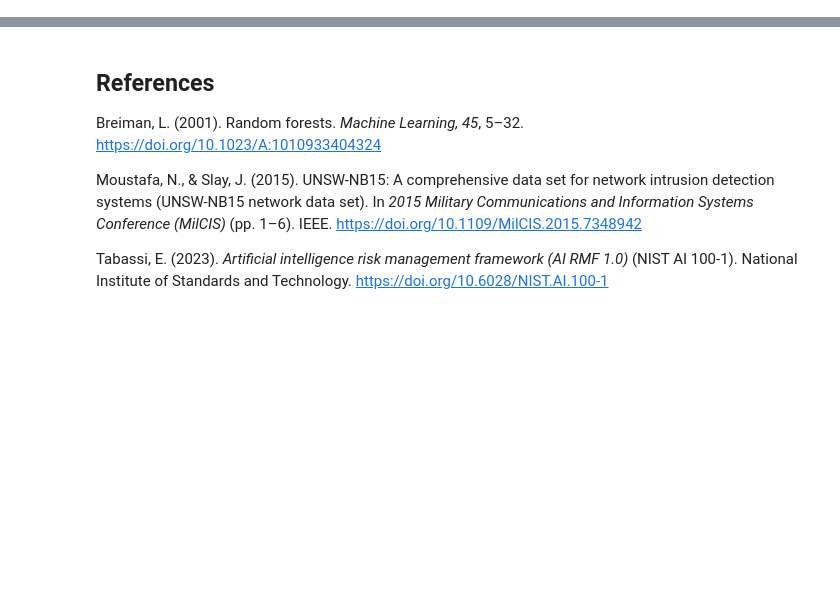
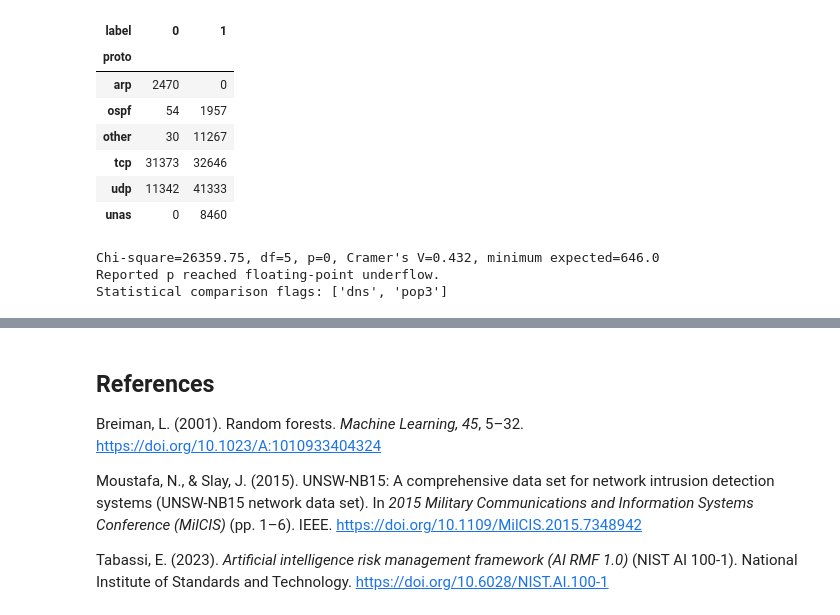
Before and after one commit to vutran-us/industry-synthesis-project, a Jupyter notebook: synthesis.ipynb, the cells around one changed output, grey strips where cells are left out. Saved outputs shown, nothing was run; the diff lists cells and outputs as text; code cells hidden in the pictures; blank space fills up the shorter version.

```diff
--- a/synthesis.ipynb
+++ b/synthesis.ipynb
@@ -122,22 +192,35 @@ The live tool uses an explicit feature schema and strips extra fields. Any malfo
 # %%
 from sklearn.model_selection import GroupShuffleSplit
 groups = pd.util.hash_pandas_object(train[FEATURES], index=False)
 fit_idx, val_idx = next(GroupShuffleSplit(
     n_splits=1, test_size=.2, random_state=SEED).split(train, groups=groups))
 fit, val = train.iloc[fit_idx], train.iloc[val_idx]
+ALLOWED_CATEGORIES = {name: frozenset(fit[name]) for name in CAT}
 top_protocols = fit.proto.value_counts().head(5).index
 counts = pd.crosstab(fit.proto.where(fit.proto.isin(top_protocols), 'other'), fit.label)
 stat, p_value, degrees, expected = chi2_contingency(counts)
 assert expected.min() >= 5
 cramers_v = np.sqrt(stat / (counts.to_numpy().sum() * min(np.array(counts.shape) - 1)))
 display(counts)
 print(f'Chi-square={stat:.2f}, df={degrees}, p={p_value:.3g}, '
       f"Cramer's V={cramers_v:.3f}, minimum expected={expected.min():.1f}")
 if p_value == 0:
     print('Reported p reached floating-point underflow.')
 service_rates = fit.groupby('service').label.agg(['mean', 'size'])
 flag_services = service_rates.query('size >= 100 and mean >= 0.80').index
 print('Statistical comparison flags:', flag_services.tolist())
+# %% [output]
+| label | 0 | 1 |
+| proto |  |  |
+| arp | 2470 | 0 |
+| ospf | 54 | 1957 |
+| other | 30 | 11267 |
+| tcp | 31373 | 32646 |
+| udp | 11342 | 41333 |
+| unas | 0 | 8460 |
+Chi-square=26359.75, df=5, p=0, Cramer's V=0.432, minimum expected=646.0
+Reported p reached floating-point underflow.
+Statistical comparison flags: ['dns', 'pop3']
 # %%
 DRIFT_LIMIT = .30
 MIN_BATCH = 200
```
Also changed, not shown: parts of 43 cells of this notebook, 1 other file.
